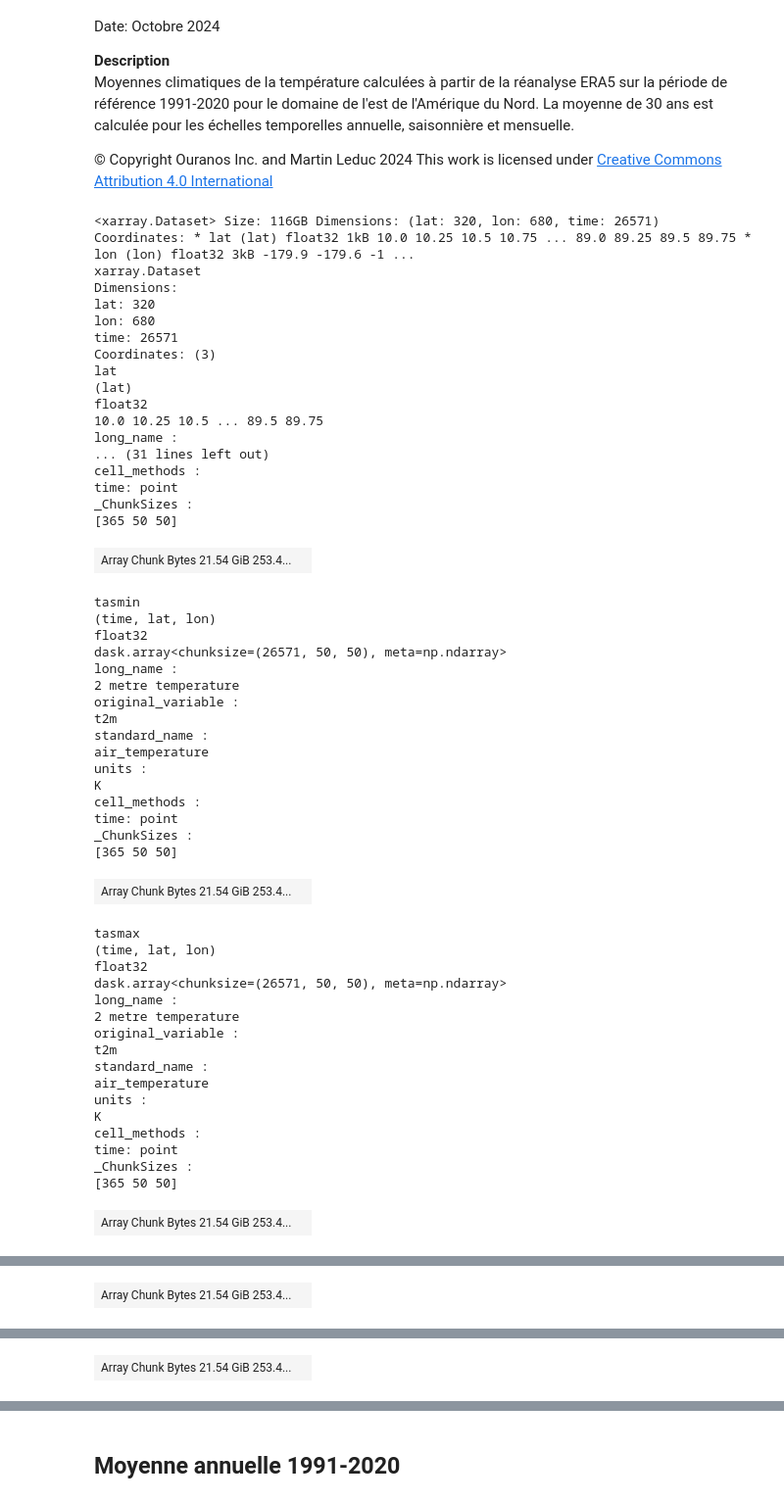
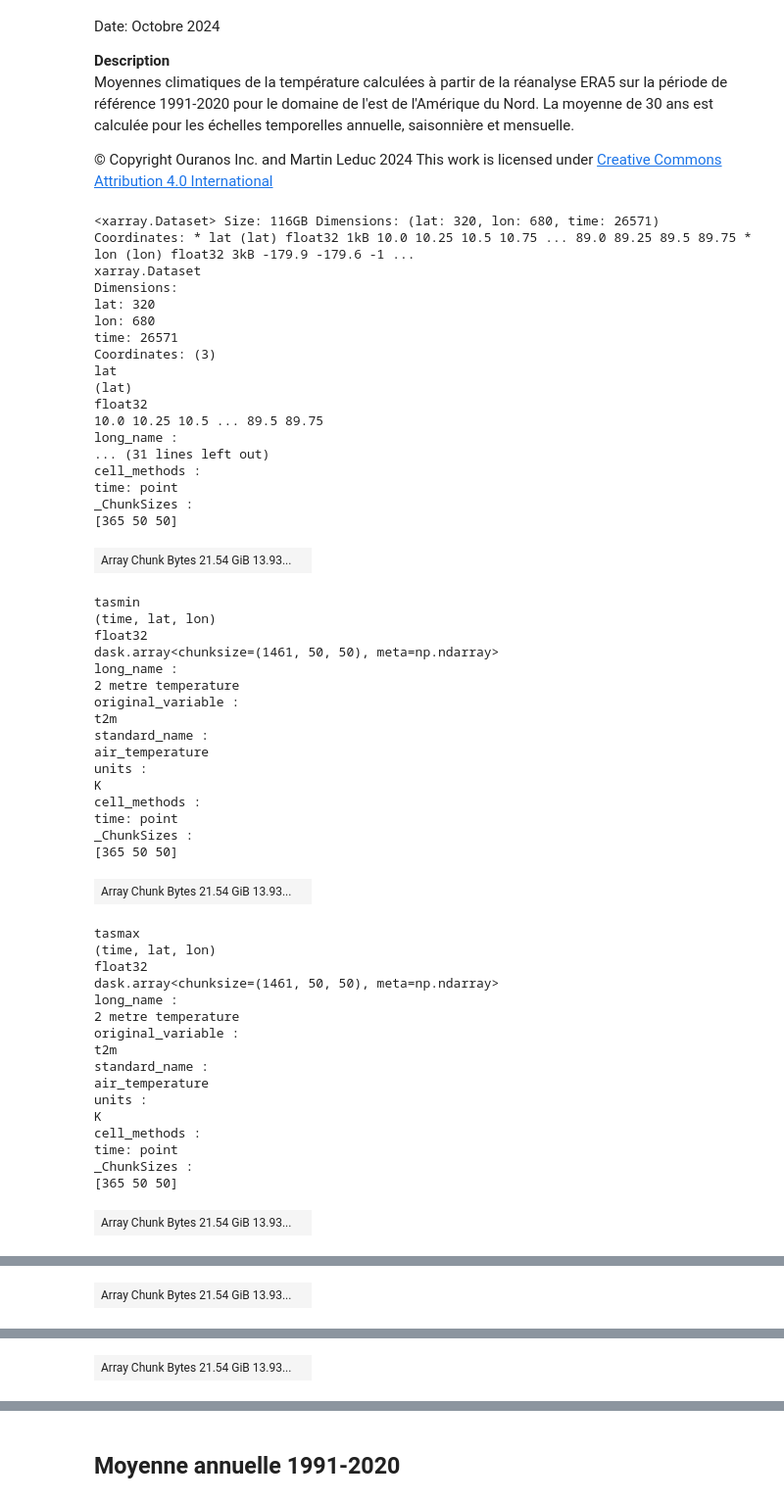
Before and after one commit to Ouranosinc/LabSc, a Jupyter notebook: labsc-notebooks/ERA5_moyclim_ann_sais_mens.ipynb, the cells around one changed output, grey strips where cells are left out. Shown: that part at 98% size. Cells and saved outputs as stored; diff of their text form; code cells hidden in the pictures.

```diff
--- a/labsc-notebooks/ERA5_moyclim_ann_sais_mens.ipynb
+++ b/labsc-notebooks/ERA5_moyclim_ann_sais_mens.ipynb
@@ -28,31 +28,31 @@ from dask.distributed import Client, LocalCluster
 # %%
 # Charger les données
 url = "https://pavics.ouranos.ca/twitcher/ows/proxy/thredds/dodsC/datasets/reanalyses/day_ERA5_NAM.ncml"
-ds = xr.open_dataset(url, chunks={"time": -1, "lat": 50, "lon": 50})
+ds = xr.open_dataset(url, chunks={"time": (365*4)+1, "lat": 50, "lon": 50})
 display(ds)
 # %% [output]
 <xarray.Dataset> Size: 116GB Dimensions: (lat: 320, lon: 680, time: 26571) Coordinates: * lat (lat) float32 1kB 10.0 10.25 10.5 10.75 ... 89.0 89.25 89.5 89.75 * lon (lon) float32 3kB -179.9 -179.6 -1 ...
 xarray.Dataset
 Dimensions:
 lat: 320
 lon: 680
 time: 26571
 Coordinates: (3)
 lat
 (lat)
 float32
 10.0 10.25 10.5 ... 89.5 89.75
 long_name :
 ... (31 lines left out)
 cell_methods :
 time: point
 _ChunkSizes :
 [365 50 50]
-| Array Chunk Bytes 21.54 GiB 253.4... |  |
+| Array Chunk Bytes 21.54 GiB 13.93... |  |
 tasmin
 (time, lat, lon)
 float32
-dask.array<chunksize=(26571, 50, 50), meta=np.ndarray>
+dask.array<chunksize=(1461, 50, 50), meta=np.ndarray>
 long_name :
 2 metre temperature
 original_variable :
@@ -65,11 +65,11 @@ cell_methods :
 time: point
 _ChunkSizes :
 [365 50 50]
-| Array Chunk Bytes 21.54 GiB 253.4... |  |
+| Array Chunk Bytes 21.54 GiB 13.93... |  |
 tasmax
 (time, lat, lon)
 float32
-dask.array<chunksize=(26571, 50, 50), meta=np.ndarray>
+dask.array<chunksize=(1461, 50, 50), meta=np.ndarray>
 long_name :
 2 metre temperature
 original_variable :
@@ -82,7 +82,7 @@ cell_methods :
 time: point
 _ChunkSizes :
 [365 50 50]
-| Array Chunk Bytes 21.54 GiB 253.4... |  |
+| Array Chunk Bytes 21.54 GiB 13.93... |  |
 pr
 (time, lat, lon)
 float32
@@ -103,7 +103,7 @@ units :
 kg m-2 s-1
 _ChunkSizes :
 [366 50 50]
-| Array Chunk Bytes 21.54 GiB 253.4... |  |
+| Array Chunk Bytes 21.54 GiB 13.93... |  |
 prsn
 (time, lat, lon)
 float32
@@ -124,7 +124,7 @@ units :
 kg m-2 s-1
 _ChunkSizes :
 [366 50 50]
-| Array Chunk Bytes 21.54 GiB 253.4... |  |
+| Array Chunk Bytes 21.54 GiB 13.93... |  |
 Indexes: (3)
 lat
 PandasIndex
```
Also changed, not shown: parts of 2 cells of this notebook, 1 other file.
